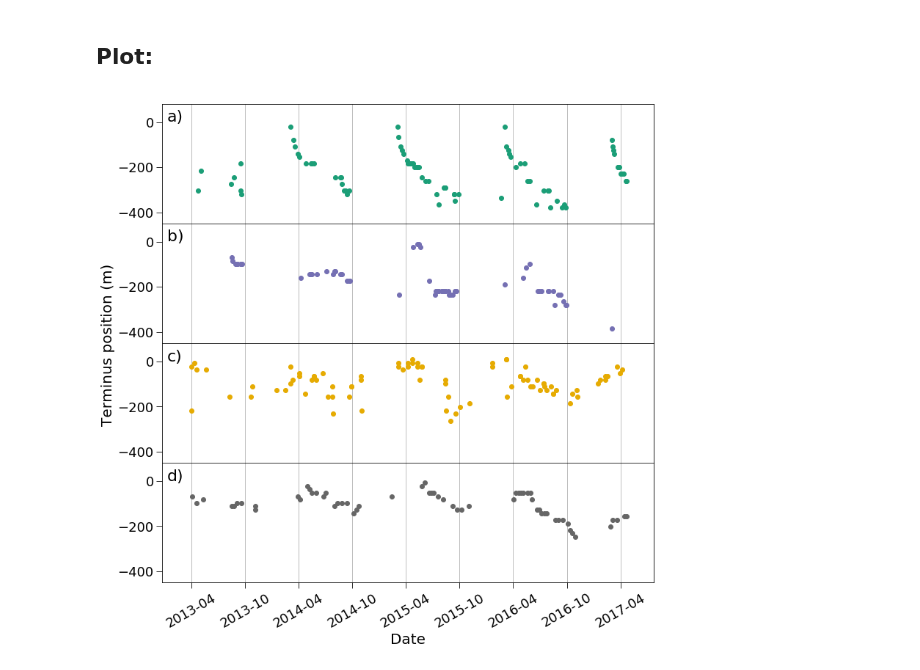
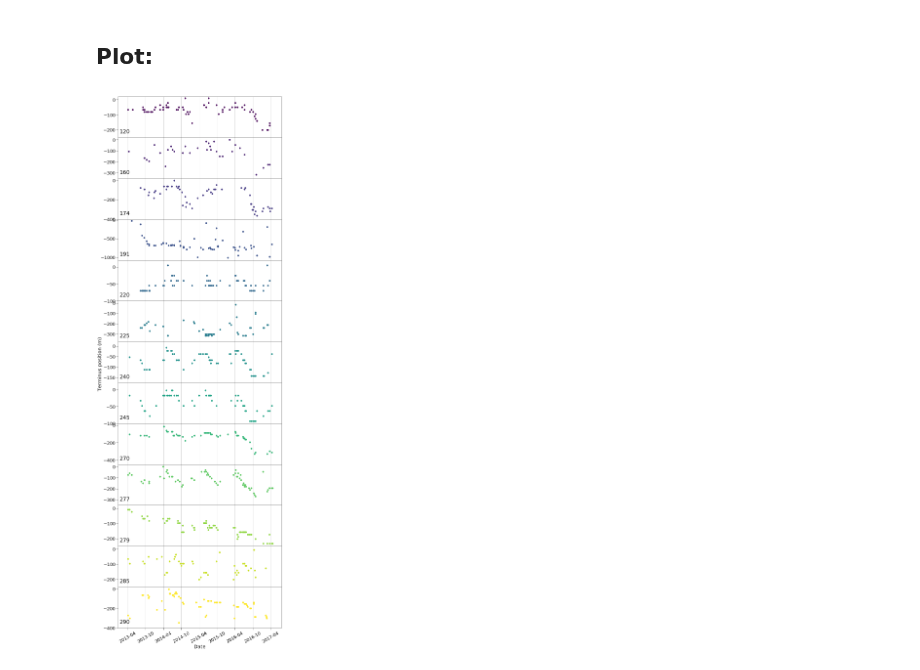
Before and after one commit to jukesliu/automated-glacier-terminus, a Jupyter notebook: Timeseries_plots.ipynb, the cells around one changed output. Drawn from its saved outputs; the diff is of its cells as text; code cells hidden in the pictures.

```diff
--- a/Timeseries_plots.ipynb
+++ b/Timeseries_plots.ipynb
@@ -19,9 +19,8 @@ import datetime
 csvpaths = '/home/jukes/Documents/Sample_glaciers/'
 basepath = '/media/jukes/jukes1/LS8aws/'
 massorsize = "mass"
-# BoxIDs = ['120', '174', '277', '194', '191', '193']
-BoxIDs = ['001', '004', '033', '277']
-dfs = []
+BoxIDs = ['120', '160', '174','191', '220', '225', '240', '245', '270', '277', '279', '285', '290']
+# BoxIDs = ['001', '004', '033', '277']
 # %% [markdown]
 ### Load in csv files with terminus position and change rates for the glaciers
 # %%
@@ -40,8 +47,10 @@ for BoxID in BoxIDs:
 ### Convert all dates to datetime objects and all terminus positions and changerates to floats
 # %%
 #maximum terminus position for the glaciers
-# max_pos = {'120' : 630.0, '174' : 772.5, '277': 832.5, '194': 650.0, '191': 997.7537271290947 ,'193': 518.5878613317011}
-max_pos = {'001': 650.0, '033': 660.0, '277': 720.0, '004': 2500.0}
+max_pos = {'120' : 650.0, '160': 570.0, '174' : 820.0, '191': 1575.0,
+           '220': 1300.0, '225': 1470.0, '240': 750, '245': 670.0, '270': 620, '277': 750,
+          '279':1620, '285': 350, '290': 400}
+# max_pos = {'001': 650.0, '033': 660.0, '277': 720.0, '004': 2500.0}
 # %%
 #Turn datetimes from datetime_df into DateTime objects
 #grab the datetime strings
@@ -85,49 +105,49 @@ ValueError: unconverted data remains:  00:00:00
 ## Plot:
 # %%
 nplots = len(BoxIDs) # set number of subplots
-colors = pl.cm.Dark2(np.linspace(0,1, nplots)) # generate colors using the plasma colormap
-panels = ['a)', 'b)', 'c)', 'd)']
-# ylims_bottom = [-450, -450, -450, -450] # set different y limits for each plot
+colors = pl.cm.viridis(np.linspace(0,1, nplots)) # generate colors using the plasma colormap
+# panels = ['a)', 'b)', 'c)', 'd)']
+ylims_bottom = [-250, -350, -400,-1075, -100, -375 , -175, -100, -450, -350, -250, -250, -400] # set different y limits for each plot
 
-fig, axs = plt.subplots(nplots, 1, sharex=True, figsize=(12,12))
+fig, axs = plt.subplots(nplots, 1, sharex=True, figsize=(12,40))
 fig.subplots_adjust(hspace=0) # Remove horizontal space between axes
 
 for i in range(0, nplots):
     ax = axs[i]; df = dfs[i]; col = colors[i]; BoxID = BoxIDs[i] # grab repeated values
     ax.plot(df['datetimes'], df['tpos'], color=col, marker='o', markersize=6, linewidth=0) # plot
-    ax.set_ylim(-450, 80) # y limits
+    ax.set_ylim(ylims_bottom[i], 20) # y limits
     ax.set_xlim(datetime.date(2013, 1, 1), datetime.date(2017, 8, 1))
 #     ax.set_ylabel('Box'+BoxID, fontsize=14, color='k') # y-axis label for subplot
     ax.tick_params(direction='out', colors='k', size=8, labelsize=18) # tick parameters
     ax.tick_params(axis='x', labelrotation=30, labelsize=18) # rotate xticks
 
     #set date labels and spacing:
     ax.set_xticks([datetime.date(2013, 4, 10), datetime.date(2013, 10, 10),
                     datetime.date(2014, 4, 10), datetime.date(2014, 10, 10),
                     datetime.date(2015, 4, 10), datetime.date(2015, 10, 10),
                    datetime.date(2016, 4, 10), datetime.date(2016, 10, 10),
                    datetime.date(2017, 4, 10)])
     ax.set_xticklabels(['2013-04', '2013-10',
                         '2014-04', '2014-10',
                         '2015-04', '2015-10',
                         '2016-04', '2016-10',
                         '2017-04', '2017-10',])
     ax.grid(axis='x') # turn on grid lines
 
-    ax.text(0.01, 0.95, panels[i], fontsize=22, transform=ax.transAxes, verticalalignment='top',
+    ax.text(0.01, 0.2, BoxID, fontsize=22, transform=ax.transAxes, verticalalignment='top',
            fontdict={'weight': 'normal'}) # panel labels (a, b, c, d)
 
 #Set common x label
 for ax in axs:
     ax.set_xlabel('Date', fontsize=20)
 #Set common y label
 fig.text(0.04, 0.5, 'Terminus position (m)', va='center', ha='center', rotation='vertical', fontsize=20)
 
 # #Save figure
-plt.savefig(csvpaths+"/Figures/Tpos_timeseries_"+str(datetime. datetime. today())[:-16]+".png", dpi=500, bbox_inches='tight')
+plt.savefig(csvpaths+"/Figures/Tpos_timeseries_"+str(datetime. datetime. today())[:-16]+"_SE.png", dpi=500, bbox_inches='tight')
 
 plt.show()
 # %% [output]
-[figure, old version]
+[figure, new version]
 # %%
 # df3.sort_values(by='term_position', ascending=False)
```
Also changed, not shown: parts of 3 cells of this notebook, 2 other files.
